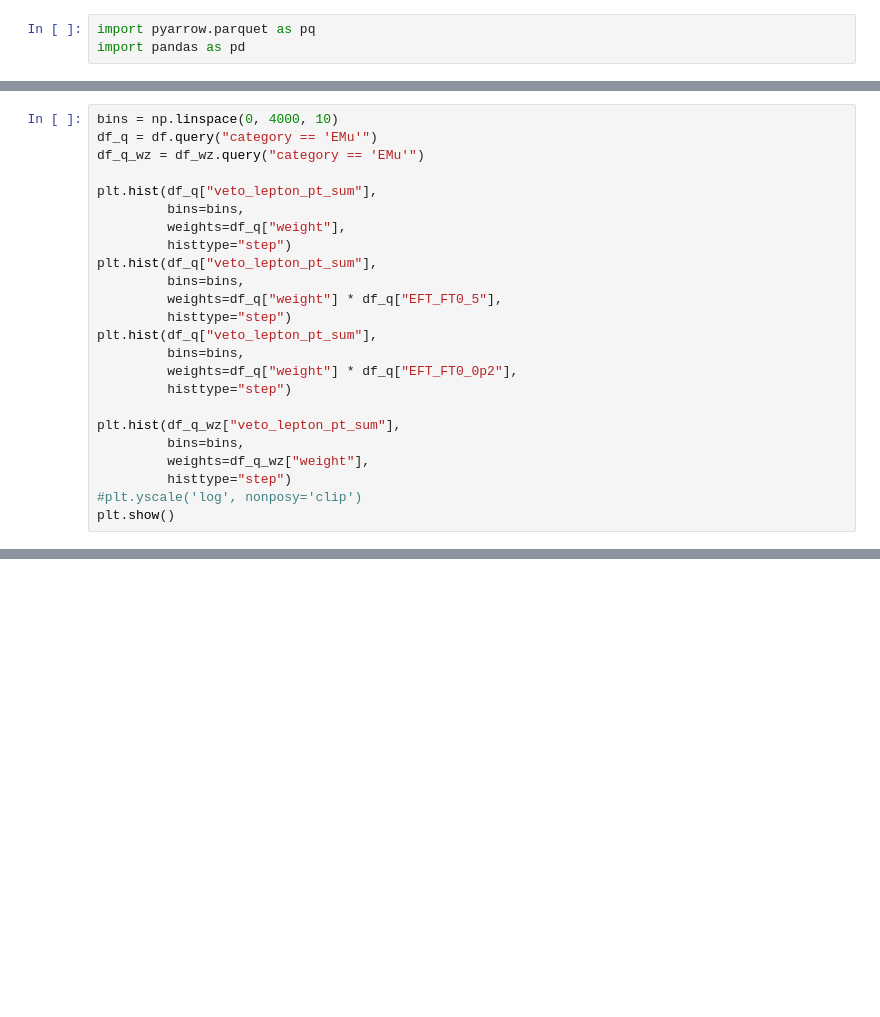
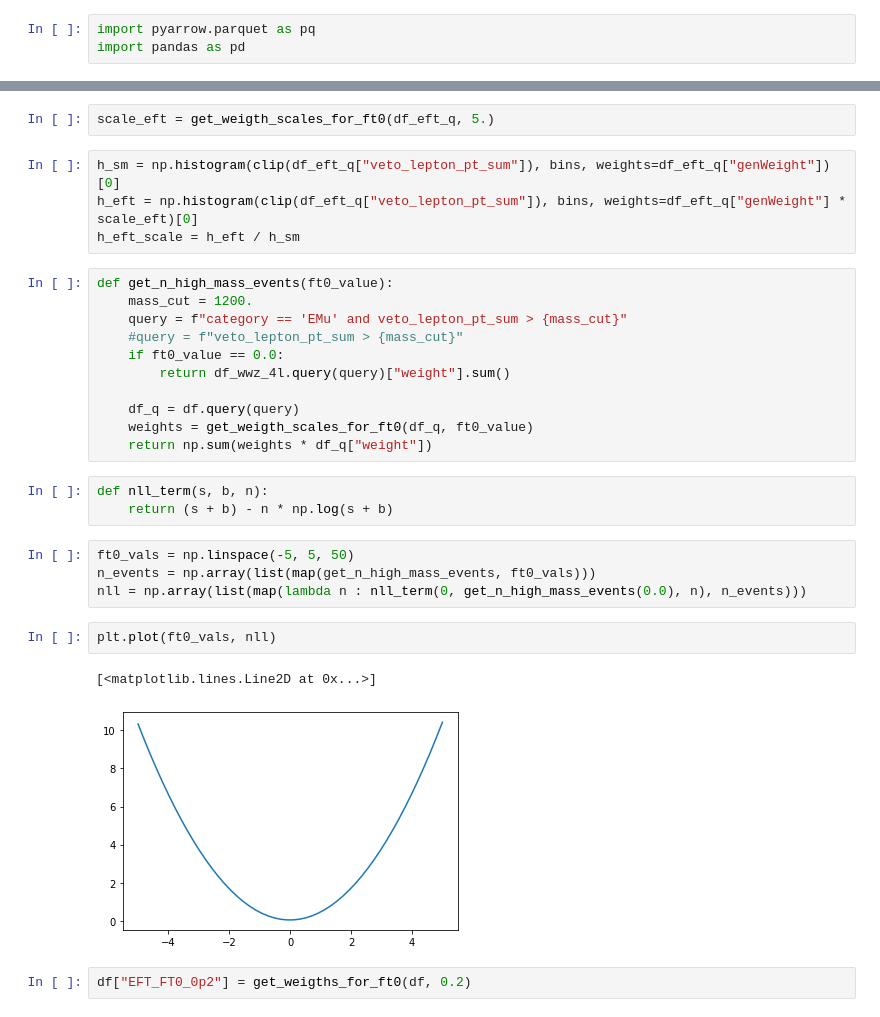
Before and after one commit to guitargeek/WWZ-leptonic-EFT-analysis, a Jupyter notebook: scratch/EFTFit.ipynb, the cells around one changed output, grey strips where cells are left out. Drawn from its saved outputs; the diff is of its cells as text; blank space fills up the shorter version.

```diff
--- a/scratch/EFTFit.ipynb
+++ b/scratch/EFTFit.ipynb
@@ -61,24 +182,0 @@ df["EFT_FT0_0p2"] = EFT_FT0_0p2
-# %%
-bins = np.linspace(0, 4000, 10)
-df_q = df.query("category == 'EMu'")
-df_q_wz = df_wz.query("category == 'EMu'")
-
-plt.hist(df_q["veto_lepton_pt_sum"],
-         bins=bins,
-         weights=df_q["weight"],
-         histtype="step")
-plt.hist(df_q["veto_lepton_pt_sum"],
-         bins=bins,
-         weights=df_q["weight"] * df_q["EFT_FT0_5"],
-         histtype="step")
-plt.hist(df_q["veto_lepton_pt_sum"],
-         bins=bins,
-         weights=df_q["weight"] * df_q["EFT_FT0_0p2"],
-         histtype="step")
-
-plt.hist(df_q_wz["veto_lepton_pt_sum"],
-         bins=bins,
-         weights=df_q_wz["weight"],
-         histtype="step")
-#plt.yscale('log', nonposy='clip')
-plt.show()
@@ -101,0 +185,31 @@ Name: veto_lepton_pt_sum, Length: 8785, dtype: float64
+# %%
+scale_eft = get_weigth_scales_for_ft0(df_eft_q, 5.)
+# %%
+h_sm = np.histogram(clip(df_eft_q["veto_lepton_pt_sum"]), bins, weights=df_eft_q["genWeight"])[0]
+h_eft = np.histogram(clip(df_eft_q["veto_lepton_pt_sum"]), bins, weights=df_eft_q["genWeight"] * scale_eft)[0]
+h_eft_scale = h_eft / h_sm
+# %%
+def get_n_high_mass_events(ft0_value):
+    mass_cut = 1200.
+    query = f"category == 'EMu' and veto_lepton_pt_sum > {mass_cut}"
+    #query = f"veto_lepton_pt_sum > {mass_cut}"
+    if ft0_value == 0.0:
+        return df_wwz_4l.query(query)["weight"].sum()
+
+    df_q = df.query(query)
+    weights = get_weigth_scales_for_ft0(df_q, ft0_value)
+    return np.sum(weights * df_q["weight"])
+# %%
+def nll_term(s, b, n):
+    return (s + b) - n * np.log(s + b)
+# %%
+ft0_vals = np.linspace(-5, 5, 50)
+n_events = np.array(list(map(get_n_high_mass_events, ft0_vals)))
+nll = np.array(list(map(lambda n : nll_term(0, get_n_high_mass_events(0.0), n), n_events)))
+# %%
+plt.plot(ft0_vals, nll)
+# %% [output]
+[<matplotlib.lines.Line2D at 0x...>]
+[figure, added]
+# %%
+df["EFT_FT0_0p2"] = get_weigths_for_ft0(df, 0.2)
```
Also changed, not shown: parts of 28 cells of this notebook, 4 other files.
